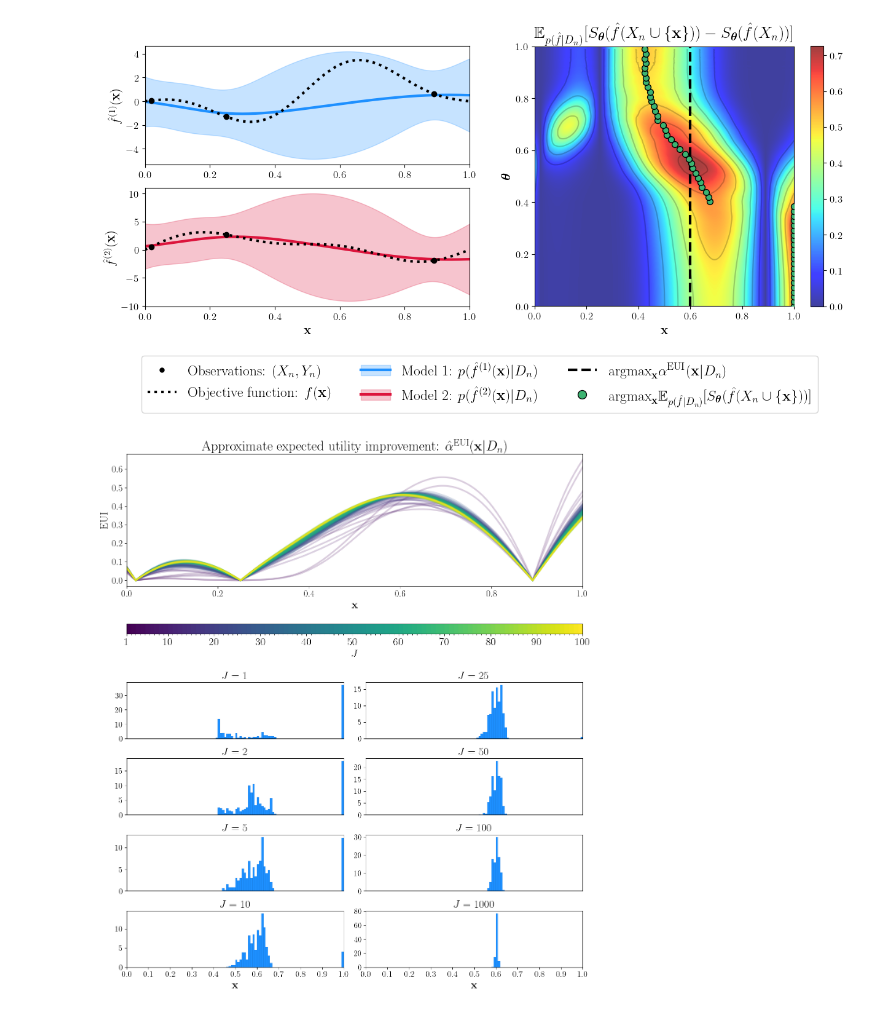
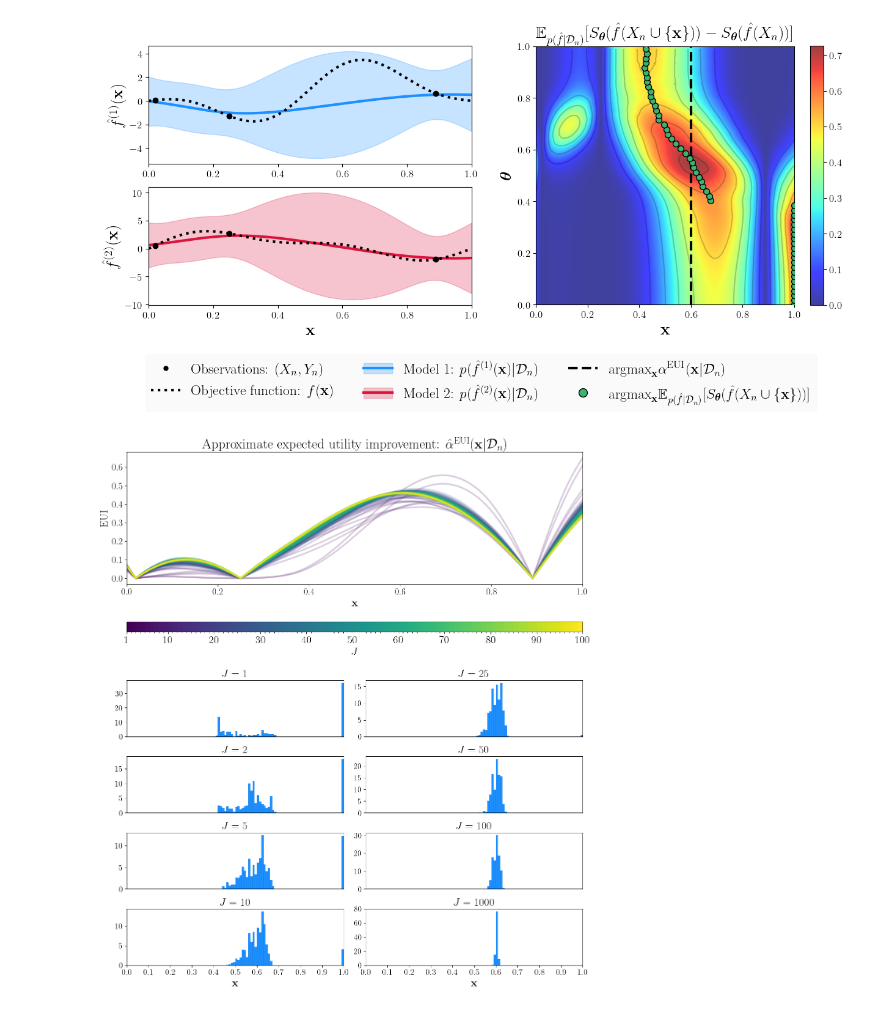
Before and after one commit to benmltu/scalarize, a Jupyter notebook: notebooks/plot_acquisition/plot_eui_acquisition.ipynb, the cells around one changed output. Drawn from its saved outputs; the diff is of its cells as text; code cells hidden in the pictures.

```diff
--- a/notebooks/plot_acquisition/plot_eui_acquisition.ipynb
+++ b/notebooks/plot_acquisition/plot_eui_acquisition.ipynb
@@ -194,7 +193,7 @@ ax_1.scatter(tX, tY[:, 0], color="k", zorder=3)
 ax_1.plot(x, mean[:, 0], color="dodgerblue", linewidth=3)
 ax_1.fill_between(x, up[:, 0], lo[:, 0], color="dodgerblue", alpha=0.25)
 ax_1.set_xlim(0, 1)
-ax_1.set_ylabel(r"$\hat{f}^{(1)}(\mathbf{x})$", fontsize=15)
+ax_1.set_ylabel(r"$\hat{f}^{(1)}(\mathbf{x})$", fontsize=19)
 ax_1.plot(x, y[:, 0], color="k", linestyle=":", linewidth=3)
 ax_1.set_title("", fontsize=19)
 ax_1.tick_params(axis="both", labelsize=12)
@@ -204,14 +203,13 @@ ax_2.scatter(tX, tY[:, 1], color="k", zorder=3)
 ax_2.plot(x, mean[:, 1], color="crimson", linewidth=3)
 ax_2.fill_between(x, up[:, 1], lo[:, 1], color="crimson", alpha=0.25)
 ax_2.set_xlim(0, 1)
-ax_2.set_ylabel(r"$\hat{f}^{(2)}(\mathbf{x})$", fontsize=15)
-ax_2.set_xlabel(r"$\mathbf{x}$", fontsize=15)
+ax_2.set_ylabel(r"$\hat{f}^{(2)}(\mathbf{x})$", fontsize=19)
+ax_2.set_xlabel(r"$\mathbf{x}$", fontsize=19)
 ax_2.plot(x, y[:, 1], color="k", linestyle=":", linewidth=3)
 ax_2.tick_params(axis="both", labelsize=12)
 ##################################################################################################
 ax_3 = fig.add_subplot(2, 2, (2, 4))
-gain = r"$\mathbb{E}_{p(\hat{f}|D_n)}[S_{\boldsymbol{\theta}}(\hat{f}(X_n \cup \{\mathbf{x}\})) - S_{\boldsymbol{\theta}}(\hat{f}(X_n))]$"
-# ws_ei = r"$p(\boldsymbol{\theta})$" + gain
+gain = r"$\mathbb{E}_{p(\hat{f}|\mathcal{D}_n)}[S_{\boldsymbol{\theta}}(\hat{f}(X_n \cup \{\mathbf{x}\})) - S_{\boldsymbol{\theta}}(\hat{f}(X_n))]$"
 ws_ei = gain
 title = ws_ei
 
@@ -237,8 +235,8 @@ ax_3.scatter(
 )
 
 
-ax_3.set_xlabel(r"$\mathbf{x}$", fontsize=15)
-ax_3.set_ylabel(r"$\boldsymbol{\theta}$", fontsize=15)
+ax_3.set_xlabel(r"$\mathbf{x}$", fontsize=19)
+ax_3.set_ylabel(r"$\boldsymbol{\theta}$", fontsize=19)
 ax_3.set_title(title, fontsize=19)
 ax_3.tick_params(axis="both", labelsize=12)
 ##################################################################################################
@@ -281,38 +279,40 @@ green_dot = mlines.Line2D(
     color="mediumseagreen",
     marker="o",
     linestyle="None",
     markersize=10,
     markeredgecolor="k",
     markeredgewidth=1,
 )
 
 labels = [
     r"Observations: $(X_n, Y_n)$",
     r"Objective function: $f(\mathbf{x})$",
-    r"Model 1: $p(\hat{f}^{(1)}(\mathbf{x})| D_n)$",
-    r"Model 2: $p(\hat{f}^{(2)}(\mathbf{x})| D_n)$",
-    r"$\text{argmax}_{\mathbf{x}} \alpha^{\text{EUI}}(\mathbf{x}|D_n)$",
-    r"$\text{argmax}_{\mathbf{x}} \mathbb{E}_{p(\hat{f}|D_n)}[S_{\boldsymbol{\theta}}(\hat{f}(X_n \cup \{\mathbf{x}\}))]$",
+    r"Model 1: $p(\hat{f}^{(1)}(\mathbf{x})| \mathcal{D}_n)$",
+    r"Model 2: $p(\hat{f}^{(2)}(\mathbf{x})| \mathcal{D}_n)$",
+    r"$\text{argmax}_{\mathbf{x}} \alpha^{\text{EUI}}(\mathbf{x}|\mathcal{D}_n)$",
+    r"$\text{argmax}_{\mathbf{x}} \mathbb{E}_{p(\hat{f}|\mathcal{D}_n)}[S_{\boldsymbol{\theta}}(\hat{f}(X_n \cup \{\mathbf{x}\}))]$",
 ]
 
 ax_2.legend(
     handles=[
         (black_dot),
         (black_dotted_line),
         (blue_line, blue_patch),
         (red_line, red_patch),
         (black_dashed_line),
         (green_dot),
     ],
     labels=labels,
     ncol=3,
     fontsize=17,
     loc=(-0.01, -0.9),
+    facecolor="k",
+    framealpha=0.02,
 )
 
 plt.show()
 # %% [output]
-[figure, old version]
+[figure, new version]
 # %%
 num_runs = 1000
 num_cols = 2
```
Also changed, not shown: parts of 7 cells of this notebook, 24 other files.
